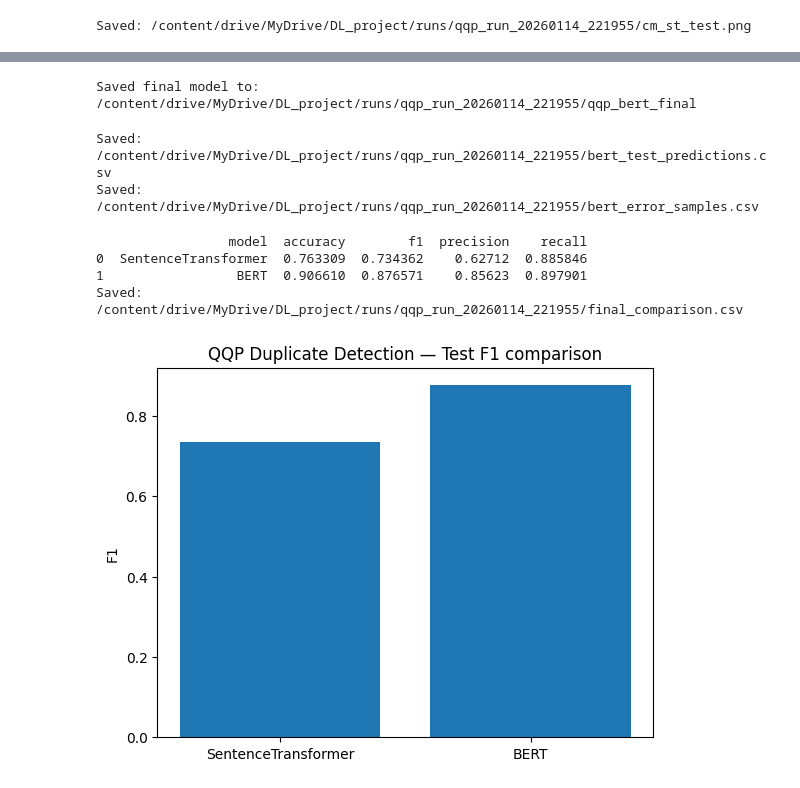
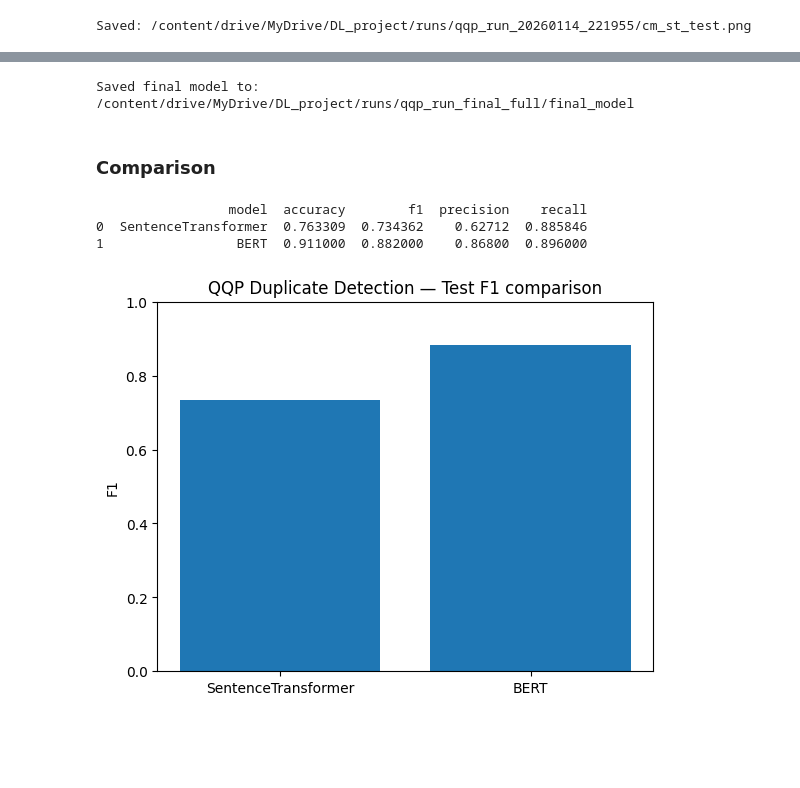
Before and after one commit to kristinhambardzumyan/ASDS-DeepLearning, a Jupyter notebook: QQP_duplicate_question_detection.ipynb, the cells around one changed output, grey strips where cells are left out. Cells and saved outputs as stored; diff of their text form; code cells hidden in the pictures; blank space fills up the shorter version.

Commit message:
Add final project notebook and report

```diff
--- a/QQP_duplicate_question_detection.ipynb
+++ b/QQP_duplicate_question_detection.ipynb
@@ -294,13 +289,15 @@ Saved: /content/drive/MyDrive/DL_project/runs/qqp_run_20260114_221955/cm_st_test
 # %%
-model_name = "bert-base-uncased"
+model_name = "roberta-base"
 tokenizer = AutoTokenizer.from_pretrained(model_name)
+
+MAX_LEN = 128
 
 def tokenize_batch(batch):
     return tokenizer(
         batch["question1"],
         batch["question2"],
         truncation=True,
-        max_length=128
+        max_length=MAX_LEN
     )
 
 train_tok = splits["train"].map(tokenize_batch, batched=True)
@@ -382,0 +416,15 @@ Saved: /content/drive/MyDrive/DL_project/runs/qqp_run_20260114_221955/cm_bert_te
+# %%
+test_metrics = trainer.evaluate(test_tok)
+print("TEST metrics:", test_metrics)
+
+out = {
+    "model": model_name,
+    "max_len": MAX_LEN,
+    "eval_steps": EVAL_STEPS,
+    "test_accuracy": test_metrics.get("eval_accuracy"),
+    "test_precision": test_metrics.get("eval_precision"),
+    "test_recall": test_metrics.get("eval_recall"),
+    "test_f1": test_metrics.get("eval_f1"),
+}
+pd.DataFrame([out]).to_csv(os.path.join(RUN_DIR, "test_metrics.csv"), index=False)
+print("Saved:", os.path.join(RUN_DIR, "test_metrics.csv"))
@@ -383,50 +461,40 @@ Saved: /content/drive/MyDrive/DL_project/runs/qqp_run_20260114_221955/cm_bert_te
 # %%
-FINAL_DIR = os.path.join(RUN_DIR, "qqp_bert_final")
-trainer.save_model(FINAL_DIR)
-tokenizer.save_pretrained(FINAL_DIR)
-
-print("Saved final model to:", FINAL_DIR)
+final_dir = os.path.join(RUN_DIR, "final_model")
+trainer.save_model(final_dir)
+tokenizer.save_pretrained(final_dir)
+print("Saved final model to:", final_dir)
 # %% [output]
-Saved final model to: /content/drive/MyDrive/DL_project/runs/qqp_run_20260114_221955/qqp_bert_final
+Saved final model to: /content/drive/MyDrive/DL_project/runs/qqp_run_final_full/final_model
-# %%
-preds_path = os.path.join(RUN_DIR, "bert_test_predictions.csv")
-
-preds_df = pd.DataFrame({
-    "question1": splits["test"]["question1"],
-    "question2": splits["test"]["question2"],
-    "label": test_y,
-    "pred": test_pred
-})
-preds_df.to_csv(preds_path, index=False)
-print("Saved:", preds_path)
-
-errors = preds_df[preds_df["label"] != preds_df["pred"]].head(50)
-err_path = os.path.join(RUN_DIR, "bert_error_samples.csv")
-errors.to_csv(err_path, index=False)
-print("Saved:", err_path)
-# %% [output]
-Saved: /content/drive/MyDrive/DL_project/runs/qqp_run_20260114_221955/bert_test_predictions.csv
-Saved: /content/drive/MyDrive/DL_project/runs/qqp_run_20260114_221955/bert_error_samples.csv
+# %% [markdown]
+### Comparison
 # %%
 compare = pd.DataFrame([
-    {"model":"SentenceTransformer", **st_metrics},
-    {"model":"BERT", **bert_metrics},
+    {
+        "model": "SentenceTransformer",
+        "accuracy": st_metrics["accuracy"],
+        "precision": st_metrics["precision"],
+        "recall": st_metrics["recall"],
+        "f1": st_metrics["f1"],
+    },
+    {
+        "model": "BERT",
+        "accuracy": test_metrics["eval_accuracy"],
+        "precision": test_metrics["eval_precision"],
+        "recall": test_metrics["eval_recall"],
+        "f1": test_metrics["eval_f1"],
+    },
 ])
 
 print(compare)
-
-compare_path = os.path.join(RUN_DIR, "final_comparison.csv")
-compare.to_csv(compare_path, index=False)
-print("Saved:", compare_path)
 
 plt.figure()
 plt.bar(compare["model"], compare["f1"])
 plt.title("QQP Duplicate Detection — Test F1 comparison")
 plt.ylabel("F1")
+plt.ylim(0, 1)
 plt.show()
 # %% [output]
                  model  accuracy        f1  precision    recall
 0  SentenceTransformer  0.763309  0.734362    0.62712  0.885846
-1                 BERT  0.906610  0.876571    0.85623  0.897901
-Saved: /content/drive/MyDrive/DL_project/runs/qqp_run_20260114_221955/final_comparison.csv
+1                 BERT  0.911000  0.882000    0.86800  0.896000
-[figure, old version]
+[figure, new version]
```
Also changed, not shown: parts of 13 cells of this notebook, 1 other file.
